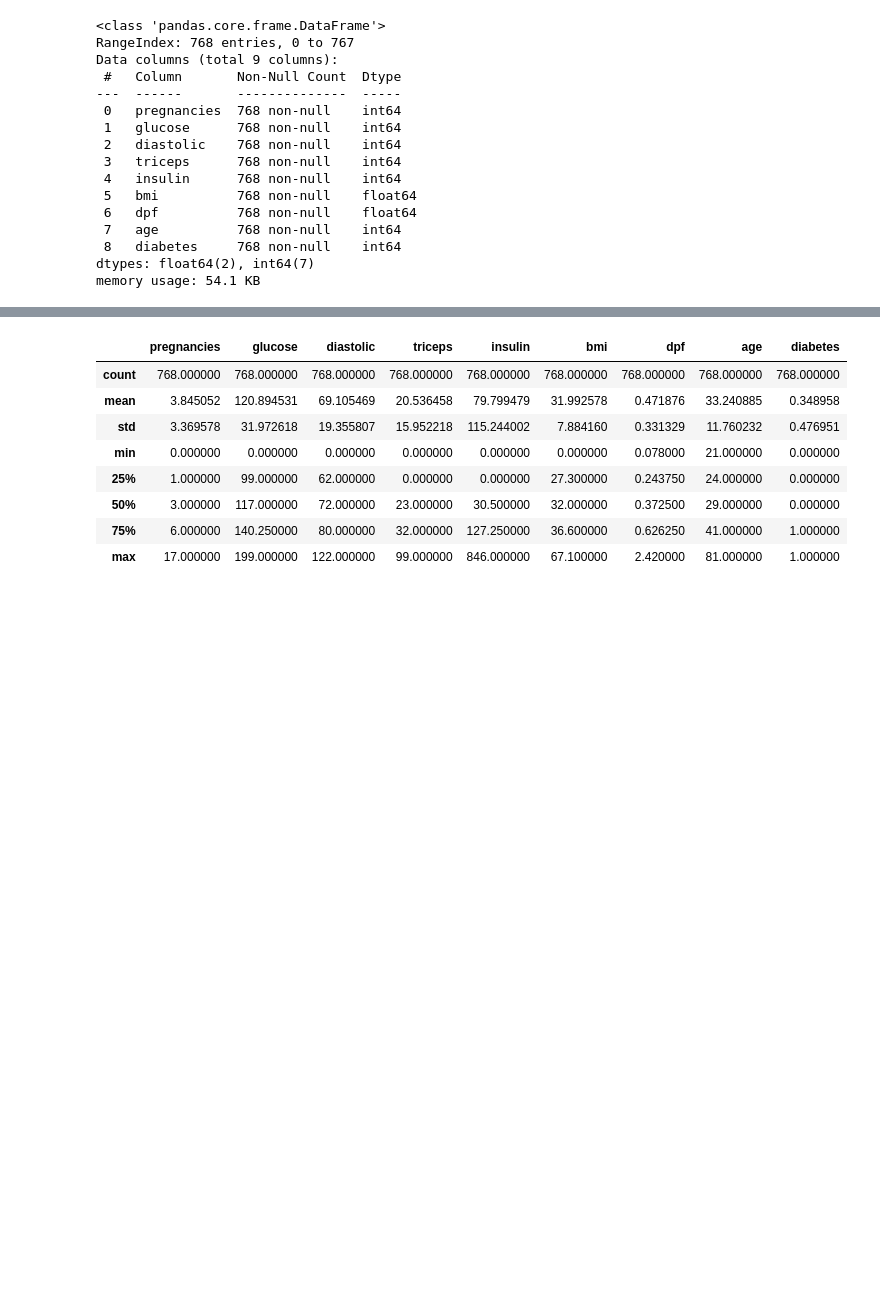
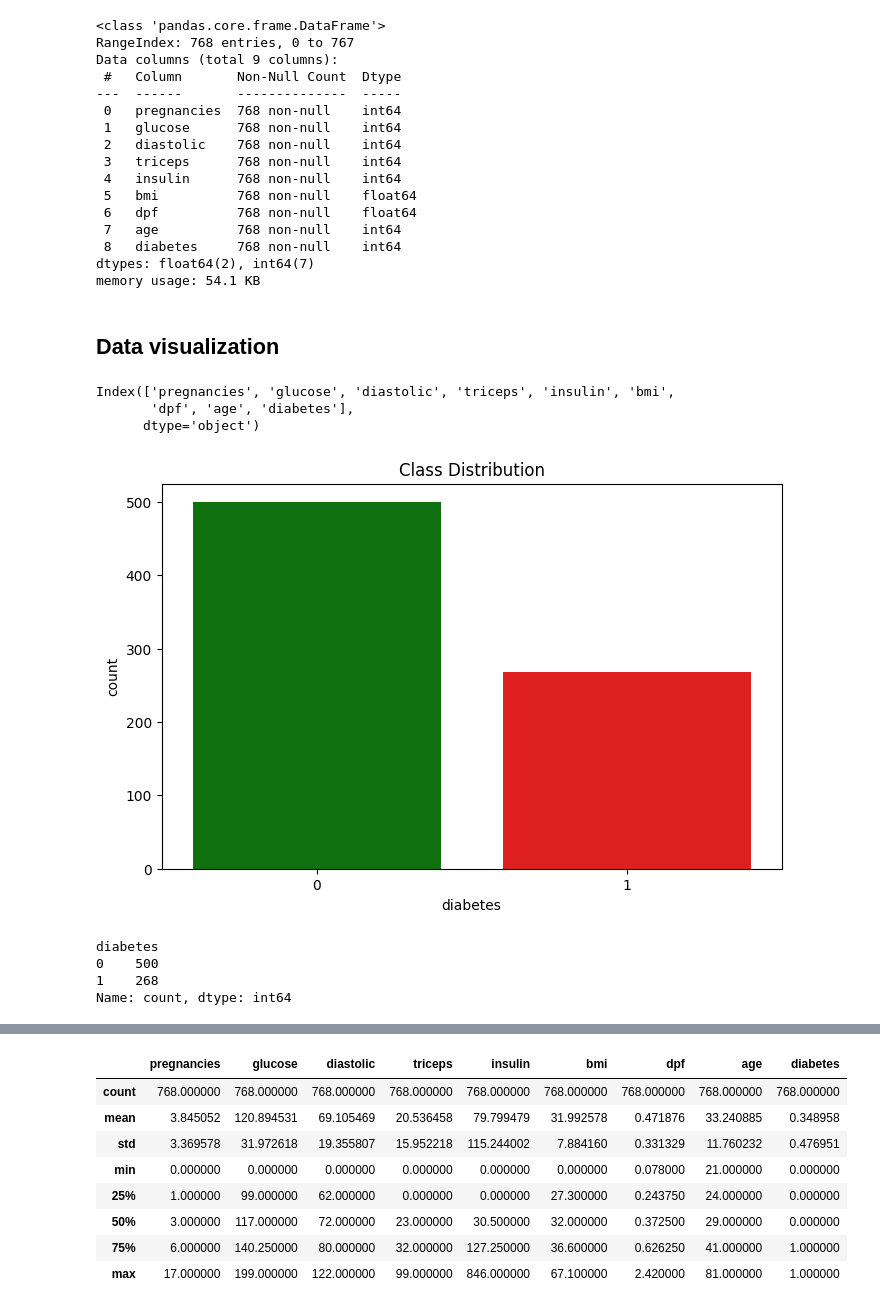
Before and after one commit to Mohd-Raza11/Diabetes-Prediction-Project, a Jupyter notebook: Diabetes_prediction.ipynb, the cells around one changed output, grey strips where cells are left out. Drawn from its saved outputs; the diff is of its cells as text; code cells hidden in the pictures; blank space fills up the shorter version.

```diff
--- a/Diabetes_prediction.ipynb
+++ b/Diabetes_prediction.ipynb
@@ -37,3 +47,5 @@ Data columns (total 9 columns):
  8   diabetes     768 non-null    int64
 dtypes: float64(2), int64(7)
 memory usage: 54.1 KB
+# %% [markdown]
+## Data visualization
@@ -39,0 +56,18 @@ memory usage: 54.1 KB
+# %%
+diabetes.columns
+# %% [output]
+Index(['pregnancies', 'glucose', 'diastolic', 'triceps', 'insulin', 'bmi',
+       'dpf', 'age', 'diabetes'],
+      dtype='object')
+# %%
+plt.figure(figsize=(8, 5))
+sns.countplot(x='diabetes', data=diabetes, palette=['g', 'r'])
+plt.title("Class Distribution")
+plt.show()
+diabetes['diabetes'].value_counts()
+# %% [output]
+[figure, added]
+diabetes
+0    500
+1    268
+Name: count, dtype: int64
```
Also changed, not shown: parts of 44 cells of this notebook, 6 other files.
